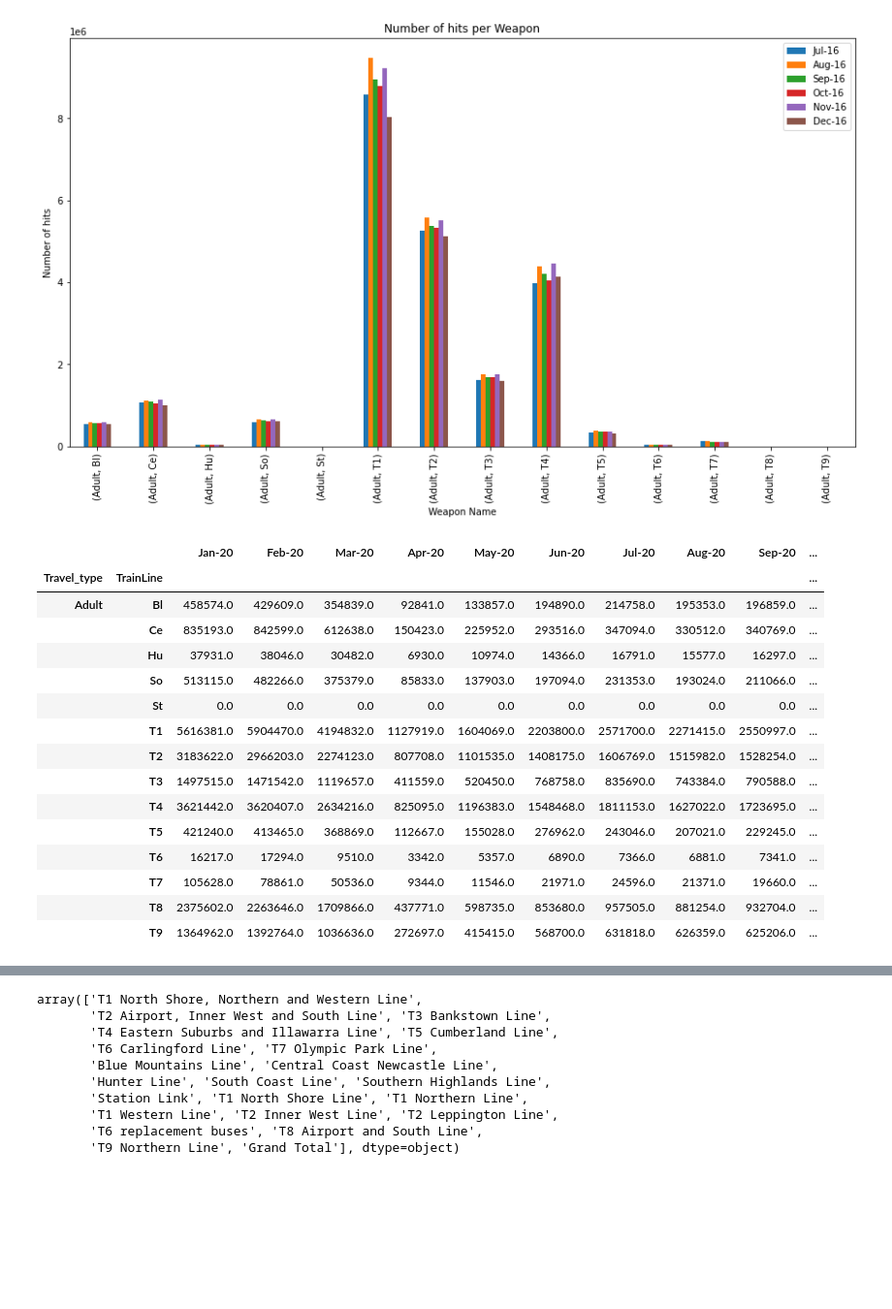
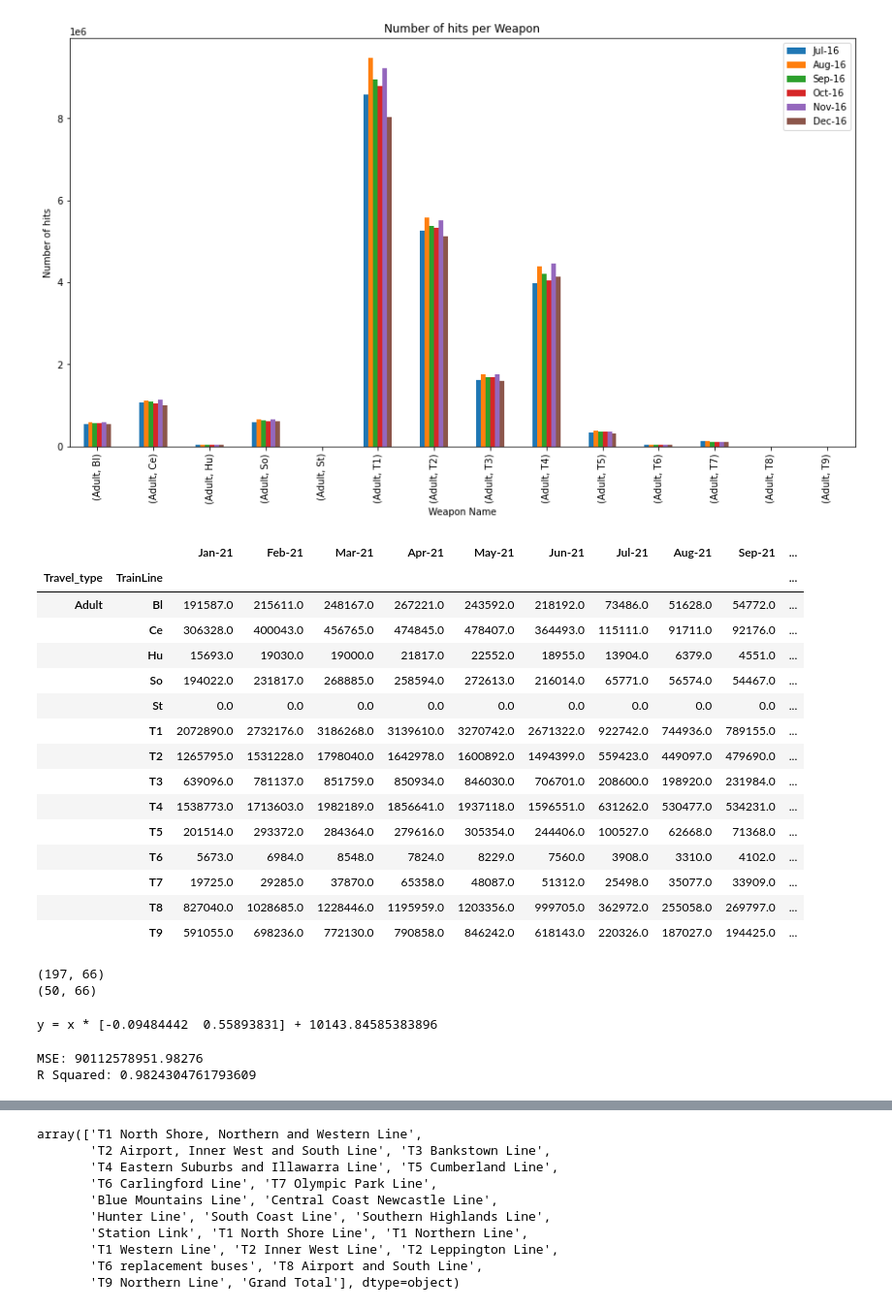
Before and after one commit to lionscanroar/Transport-Analysis, a Jupyter notebook: Project Main .ipynb, the cells around one changed output, grey strips where cells are left out. Shown at 97% size. Cells and saved outputs as stored; diff of their text form; code cells hidden in the pictures; blank space fills up the shorter version.

```diff
--- a/Project Main .ipynb
+++ b/Project Main .ipynb
@@ -314,24 +354,56 @@ Text(0, 0.5, 'Number of hits')
 # %%
 ## create separate dataframes
 ## add total column
-
-sumadult20['TotalCountbyTrainLine'] = sumadult20['Jan-20'] + sumadult20['Feb-20'] + sumadult20['Mar-20'] + sumadult20['Apr-20'] + sumadult20['May-20'] + sumadult20['Jun-20'] + sumadult20['Jul-20'] + sumadult20['Aug-20'] + sumadult20['Oct-20'] + sumadult20['Nov-20'] + sumadult20['Dec-20']
+sumadult16['TotalCountbyTrainLine'] = sumadult16['Jul-16'] + sumadult16['Aug-16'] + sumadult16['Sep-16'] + sumadult16['Oct-16'] + sumadult16['Nov-16'] + sumadult16['Dec-16']
+sumadult17['TotalCountbyTrainLine'] = sumadult17['Jan-17'] + sumadult17['Feb-17'] + sumadult17['Mar-17'] + sumadult17['Apr-17'] + sumadult17['May-17'] + sumadult17['Jun-17'] + sumadult17['Jul-17'] + sumadult17['Aug-17'] + sumadult17['Sep-17'] + sumadult17['Oct-17'] + sumadult17['Nov-17'] + sumadult17['Dec-17']
+sumadult18['TotalCountbyTrainLine'] = sumadult18['Jan-18'] + sumadult18['Feb-18'] + sumadult18['Mar-18'] + sumadult18['Apr-18'] + sumadult18['May-18'] + sumadult18['Jun-18'] + sumadult18['Jul-18'] + sumadult18['Aug-18'] + sumadult18['Sep-18'] + sumadult18['Oct-18'] + sumadult18['Nov-18'] + sumadult18['Dec-18']
+sumadult19['TotalCountbyTrainLine'] = sumadult19['Jan-19'] + sumadult19['Feb-19'] + sumadult19['Mar-19'] + sumadult19['Apr-19'] + sumadult19['May-19'] + sumadult19['Jun-19'] + sumadult19['Jul-19'] + sumadult19['Aug-19'] + sumadult19['Sep-19'] + sumadult19['Oct-19'] + sumadult19['Nov-19'] + sumadult19['Dec-19']
+sumadult20['TotalCountbyTrainLine'] = sumadult20['Jan-20'] + sumadult20['Feb-20'] + sumadult20['Mar-20'] + sumadult20['Apr-20'] + sumadult20['May-20'] + sumadult20['Jun-20'] + sumadult20['Jul-20'] + sumadult20['Aug-20'] + sumadult20['Sep-20'] + sumadult20['Oct-20'] + sumadult20['Nov-20'] + sumadult20['Dec-20']
+sumadult21['TotalCountbyTrainLine'] = sumadult21['Jan-21'] + sumadult21['Feb-21'] + sumadult21['Mar-21'] + sumadult21['Apr-21'] + sumadult21['May-21'] + sumadult21['Jun-21'] + sumadult21['Jul-21'] + sumadult21['Aug-21'] + sumadult21['Sep-21']
 #sumadult20['TotalCountbyTrainLine'] = sumadult20['TotalCountbyTrainLine'].astype('int32')
-sumadult20
-# %% [output]
-|  |  | Jan-20 | Feb-20 | Mar-20 | Apr-20 | May-20 | Jun-20 | Jul-20 | Aug-20 | Sep-20 | ... |
-| Travel_type | TrainLine |  |  |  |  |  |  |  |  |  | ... |
-| Adult | Bl | 458574.0 | 429609.0 | 354839.0 | 92841.0 | 133857.0 | 194890.0 | 214758.0 | 195353.0 | 196859.0 | ... |
-|  | Ce | 835193.0 | 842599.0 | 612638.0 | 150423.0 | 225952.0 | 293516.0 | 347094.0 | 330512.0 | 340769.0 | ... |
-|  | Hu | 37931.0 | 38046.0 | 30482.0 | 6930.0 | 10974.0 | 14366.0 | 16791.0 | 15577.0 | 16297.0 | ... |
-|  | So | 513115.0 | 482266.0 | 375379.0 | 85833.0 | 137903.0 | 197094.0 | 231353.0 | 193024.0 | 211066.0 | ... |
-|  | St | 0.0 | 0.0 | 0.0 | 0.0 | 0.0 | 0.0 | 0.0 | 0.0 | 0.0 | ... |
-|  | T1 | 5616381.0 | 5904470.0 | 4194832.0 | 1127919.0 | 1604069.0 | 2203800.0 | 2571700.0 | 2271415.0 | 2550997.0 | ... |
-|  | T2 | 3183622.0 | 2966203.0 | 2274123.0 | 807708.0 | 1101535.0 | 1408175.0 | 1606769.0 | 1515982.0 | 1528254.0 | ... |
-|  | T3 | 1497515.0 | 1471542.0 | 1119657.0 | 411559.0 | 520450.0 | 768758.0 | 835690.0 | 743384.0 | 790588.0 | ... |
-|  | T4 | 3621442.0 | 3620407.0 | 2634216.0 | 825095.0 | 1196383.0 | 1548468.0 | 1811153.0 | 1627022.0 | 1723695.0 | ... |
-|  | T5 | 421240.0 | 413465.0 | 368869.0 | 112667.0 | 155028.0 | 276962.0 | 243046.0 | 207021.0 | 229245.0 | ... |
-|  | T6 | 16217.0 | 17294.0 | 9510.0 | 3342.0 | 5357.0 | 6890.0 | 7366.0 | 6881.0 | 7341.0 | ... |
-|  | T7 | 105628.0 | 78861.0 | 50536.0 | 9344.0 | 11546.0 | 21971.0 | 24596.0 | 21371.0 | 19660.0 | ... |
-|  | T8 | 2375602.0 | 2263646.0 | 1709866.0 | 437771.0 | 598735.0 | 853680.0 | 957505.0 | 881254.0 | 932704.0 | ... |
-|  | T9 | 1364962.0 | 1392764.0 | 1036636.0 | 272697.0 | 415415.0 | 568700.0 | 631818.0 | 626359.0 | 625206.0 | ... |
+# %%
+sumadult21
+# %% [output]
+|  |  | Jan-21 | Feb-21 | Mar-21 | Apr-21 | May-21 | Jun-21 | Jul-21 | Aug-21 | Sep-21 | ... |
+| Travel_type | TrainLine |  |  |  |  |  |  |  |  |  | ... |
+| Adult | Bl | 191587.0 | 215611.0 | 248167.0 | 267221.0 | 243592.0 | 218192.0 | 73486.0 | 51628.0 | 54772.0 | ... |
+|  | Ce | 306328.0 | 400043.0 | 456765.0 | 474845.0 | 478407.0 | 364493.0 | 115111.0 | 91711.0 | 92176.0 | ... |
+|  | Hu | 15693.0 | 19030.0 | 19000.0 | 21817.0 | 22552.0 | 18955.0 | 13904.0 | 6379.0 | 4551.0 | ... |
+|  | So | 194022.0 | 231817.0 | 268885.0 | 258594.0 | 272613.0 | 216014.0 | 65771.0 | 56574.0 | 54467.0 | ... |
+|  | St | 0.0 | 0.0 | 0.0 | 0.0 | 0.0 | 0.0 | 0.0 | 0.0 | 0.0 | ... |
+|  | T1 | 2072890.0 | 2732176.0 | 3186268.0 | 3139610.0 | 3270742.0 | 2671322.0 | 922742.0 | 744936.0 | 789155.0 | ... |
+|  | T2 | 1265795.0 | 1531228.0 | 1798040.0 | 1642978.0 | 1600892.0 | 1494399.0 | 559423.0 | 449097.0 | 479690.0 | ... |
+|  | T3 | 639096.0 | 781137.0 | 851759.0 | 850934.0 | 846030.0 | 706701.0 | 208600.0 | 198920.0 | 231984.0 | ... |
+|  | T4 | 1538773.0 | 1713603.0 | 1982189.0 | 1856641.0 | 1937118.0 | 1596551.0 | 631262.0 | 530477.0 | 534231.0 | ... |
+|  | T5 | 201514.0 | 293372.0 | 284364.0 | 279616.0 | 305354.0 | 244406.0 | 100527.0 | 62668.0 | 71368.0 | ... |
+|  | T6 | 5673.0 | 6984.0 | 8548.0 | 7824.0 | 8229.0 | 7560.0 | 3908.0 | 3310.0 | 4102.0 | ... |
+|  | T7 | 19725.0 | 29285.0 | 37870.0 | 65358.0 | 48087.0 | 51312.0 | 25498.0 | 35077.0 | 33909.0 | ... |
+|  | T8 | 827040.0 | 1028685.0 | 1228446.0 | 1195959.0 | 1203356.0 | 999705.0 | 362972.0 | 255058.0 | 269797.0 | ... |
+|  | T9 | 591055.0 | 698236.0 | 772130.0 | 790858.0 | 846242.0 | 618143.0 | 220326.0 | 187027.0 | 194425.0 | ... |
+# %%
+# Initalise train and test variable
+train, test = train_test_split(data, test_size = 0.2, random_state=142)
+print(train.shape)
+print(test.shape)
+# %% [output]
+(197, 66)
+(50, 66)
+# %%
+reg = linear_model.LinearRegression()
+X_train = train[['Dec-18', 'Dec-19']]
+y_train = train['Dec-20']
+X_test = test[['Dec-18', 'Dec-19']]
+y_test = test['Dec-20']
+reg.fit(X_train, y_train)
+print("y = x *", reg.coef_, "+", reg.intercept_)
+# %% [output]
+y = x * [-0.09484442  0.55893831] + 10143.84585383896
+# %%
+predicted = reg.predict(X_test)
+mse = ((np.array(y_test)-predicted)**2).sum()/len(y_test)
+r2 = r2_score(y_test, predicted)
+print("MSE:", mse) ##mean square error if it's too low means its good
+print("R Squared:", r2)
+# %% [output]
+MSE: 90112578951.98276
+R Squared: 0.9824304761793609
```
Also changed, not shown: parts of 11 cells of this notebook.
